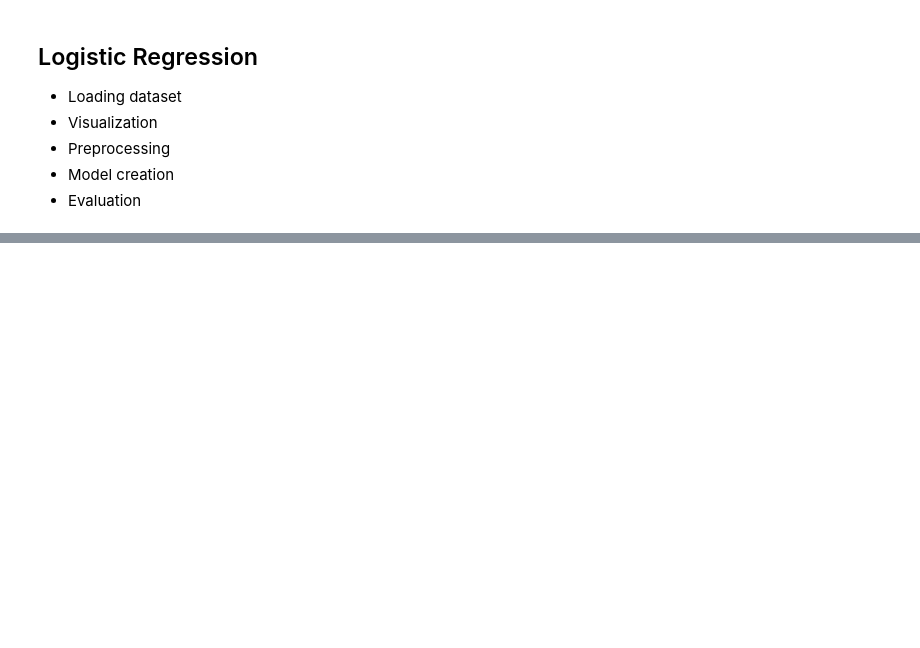
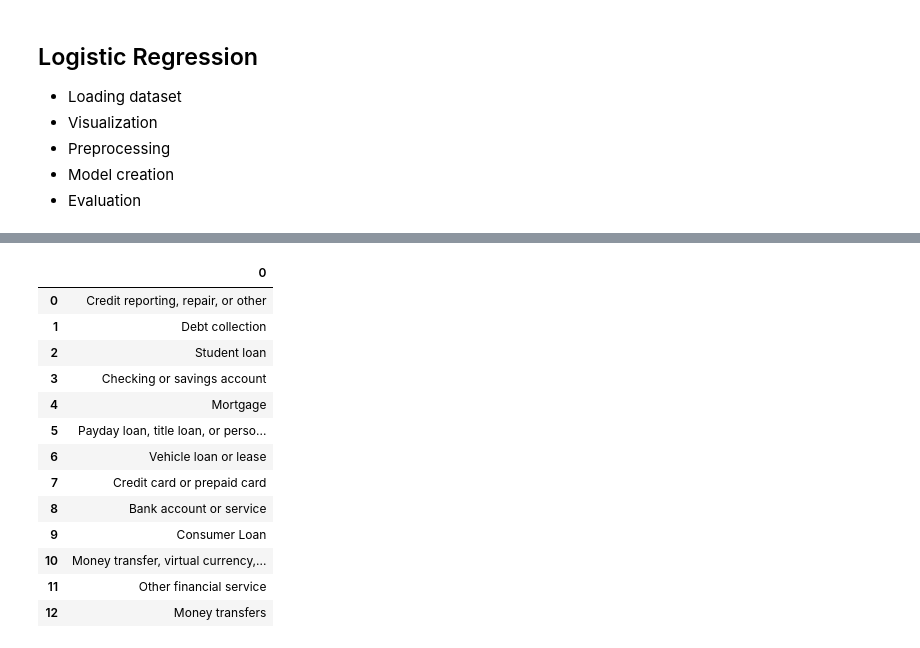
Before and after one commit to cfgong/data_science_nlp_demo, a Jupyter notebook: ML for NLP.ipynb, the cells around one changed output, grey strips where cells are left out. Saved outputs shown, nothing was run; the diff lists cells and outputs as text; code cells hidden in the pictures; blank space fills up the shorter version.

```diff
--- a/ML for NLP.ipynb
+++ b/ML for NLP.ipynb
@@ -181,0 +204,17 @@ F1 score: 0.9386281588447652
+# %%
+pd.DataFrame(df.Product.unique())
+# %% [output]
+|  | 0 |
+| 0 | Credit reporting, repair, or other |
+| 1 | Debt collection |
+| 2 | Student loan |
+| 3 | Checking or savings account |
+| 4 | Mortgage |
+| 5 | Payday loan, title loan, or perso... |
+| 6 | Vehicle loan or lease |
+| 7 | Credit card or prepaid card |
+| 8 | Bank account or service |
+| 9 | Consumer Loan |
+| 10 | Money transfer, virtual currency,... |
+| 11 | Other financial service |
+| 12 | Money transfers |
```
Also changed, not shown: parts of 28 cells of this notebook, 1 other file.
